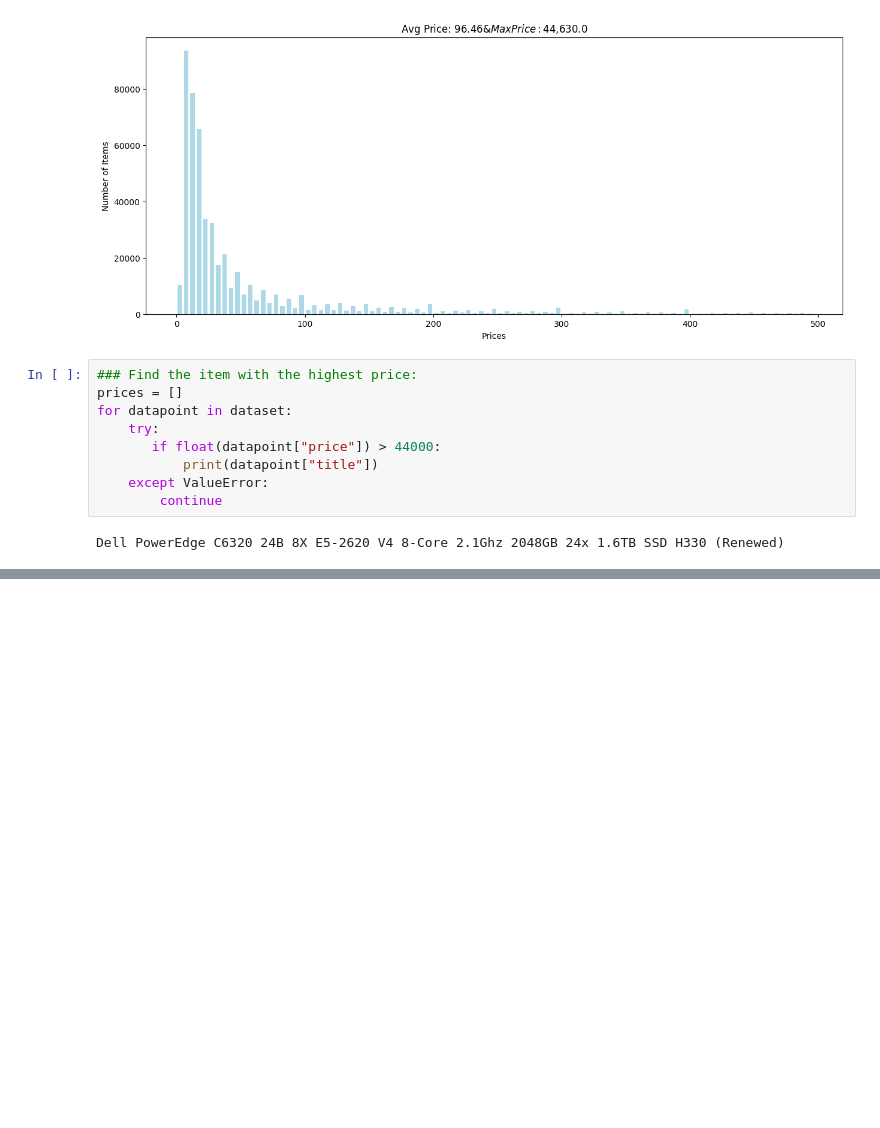
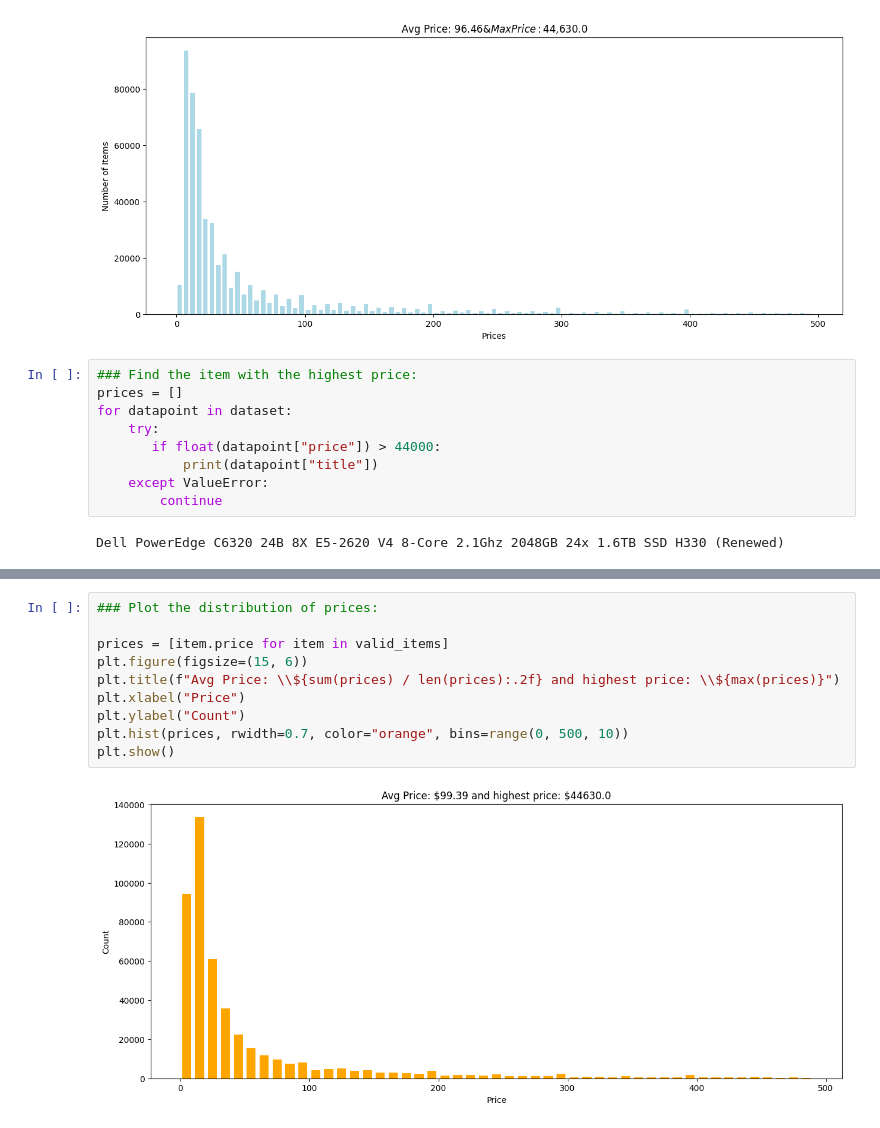
Before and after one commit to mightyoctopus/dataset-curation-data-cleanup, a Jupyter notebook: day1_data_curation.ipynb, the cells around one changed output, grey strips where cells are left out. Cells and saved outputs as stored; diff of their text form; blank space fills up the shorter version.

```diff
--- a/day1_data_curation.ipynb
+++ b/day1_data_curation.ipynb
@@ -175,0 +231,12 @@ Dell PowerEdge C6320 24B 8X E5-2620 V4 8-Core 2.1Ghz 2048GB 24x 1.6TB SSD H330 (
+# %%
+### Plot the distribution of prices:
+
+prices = [item.price for item in valid_items]
+plt.figure(figsize=(15, 6))
+plt.title(f"Avg Price: \\${sum(prices) / len(prices):.2f} and highest price: \\${max(prices)}")
+plt.xlabel("Price")
+plt.ylabel("Count")
+plt.hist(prices, rwidth=0.7, color="orange", bins=range(0, 500, 10))
+plt.show()
+# %% [output]
+[figure, added]
```
Also changed, not shown: parts of 16 cells of this notebook.
